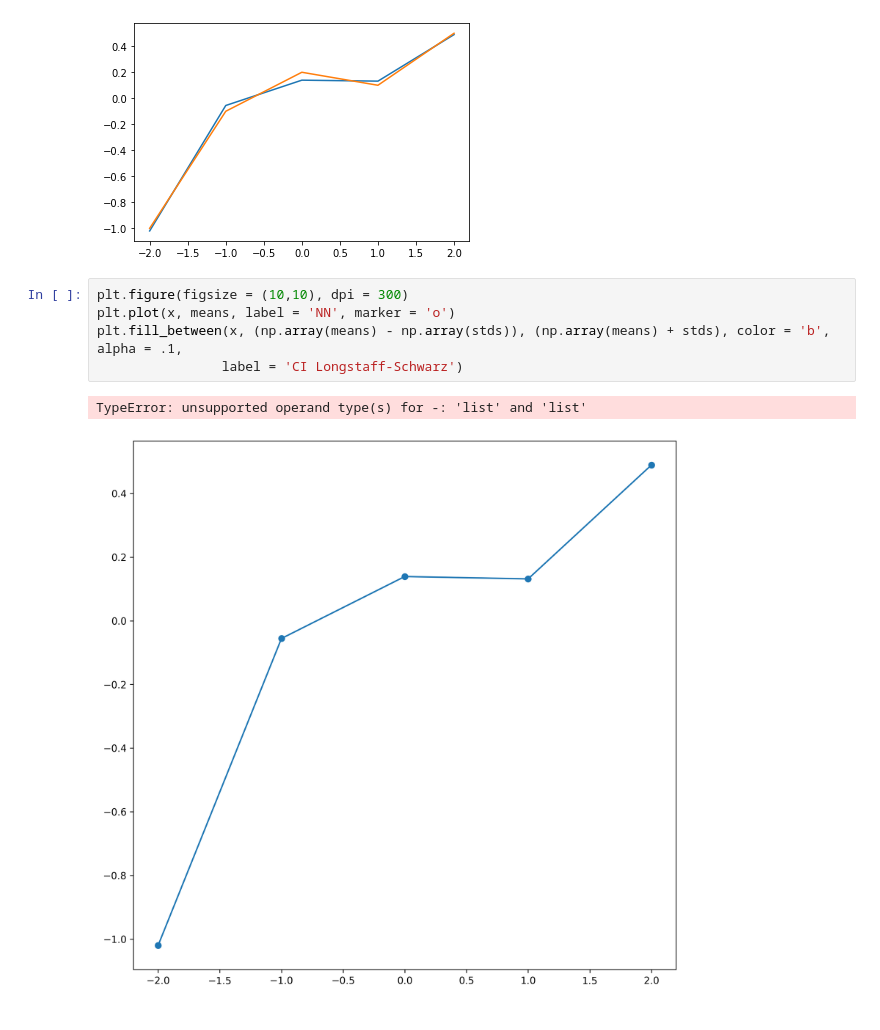
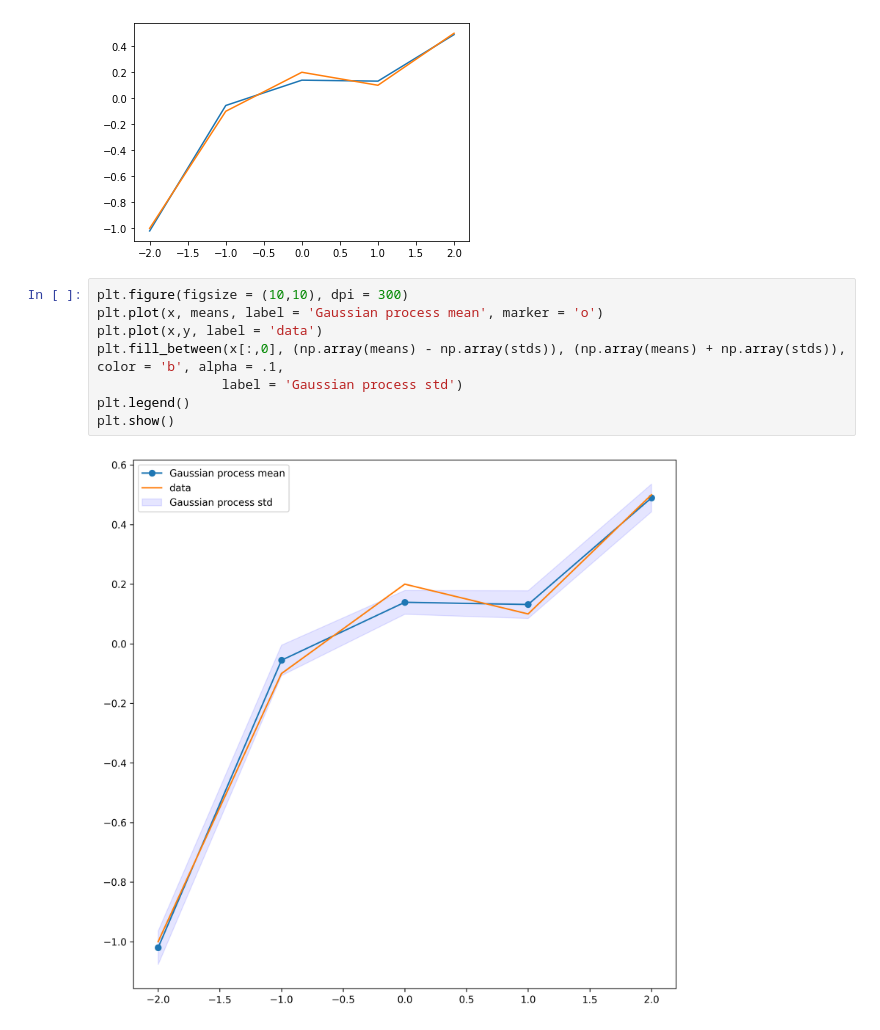
Before and after one commit to SByeUva/uncertainty_quantification, a Jupyter notebook: 10_homework/Homework10.ipynb, the cells around one changed output. Drawn from its saved outputs; the diff is of its cells as text.

```diff
--- a/10_homework/Homework10.ipynb
+++ b/10_homework/Homework10.ipynb
@@ -187,9 +187,11 @@ plt.plot(x,y, label = 'data')
 [figure]
 # %%
 plt.figure(figsize = (10,10), dpi = 300)
-plt.plot(x, means, label = 'NN', marker = 'o')
-plt.fill_between(x, (np.array(means) - np.array(stds)), (np.array(means) + stds), color = 'b', alpha = .1,
-                label = 'CI Longstaff-Schwarz')
+plt.plot(x, means, label = 'Gaussian process mean', marker = 'o')
+plt.plot(x,y, label = 'data')
+plt.fill_between(x[:,0], (np.array(means) - np.array(stds)), (np.array(means) + np.array(stds)), color = 'b', alpha = .1,
+                label = 'Gaussian process std')
+plt.legend()
+plt.show()
 # %% [output]
-TypeError: unsupported operand type(s) for -: 'list' and 'list'
-[figure, old version]
+[figure, new version]
```
Also changed, not shown: parts of 1 cell of this notebook.
